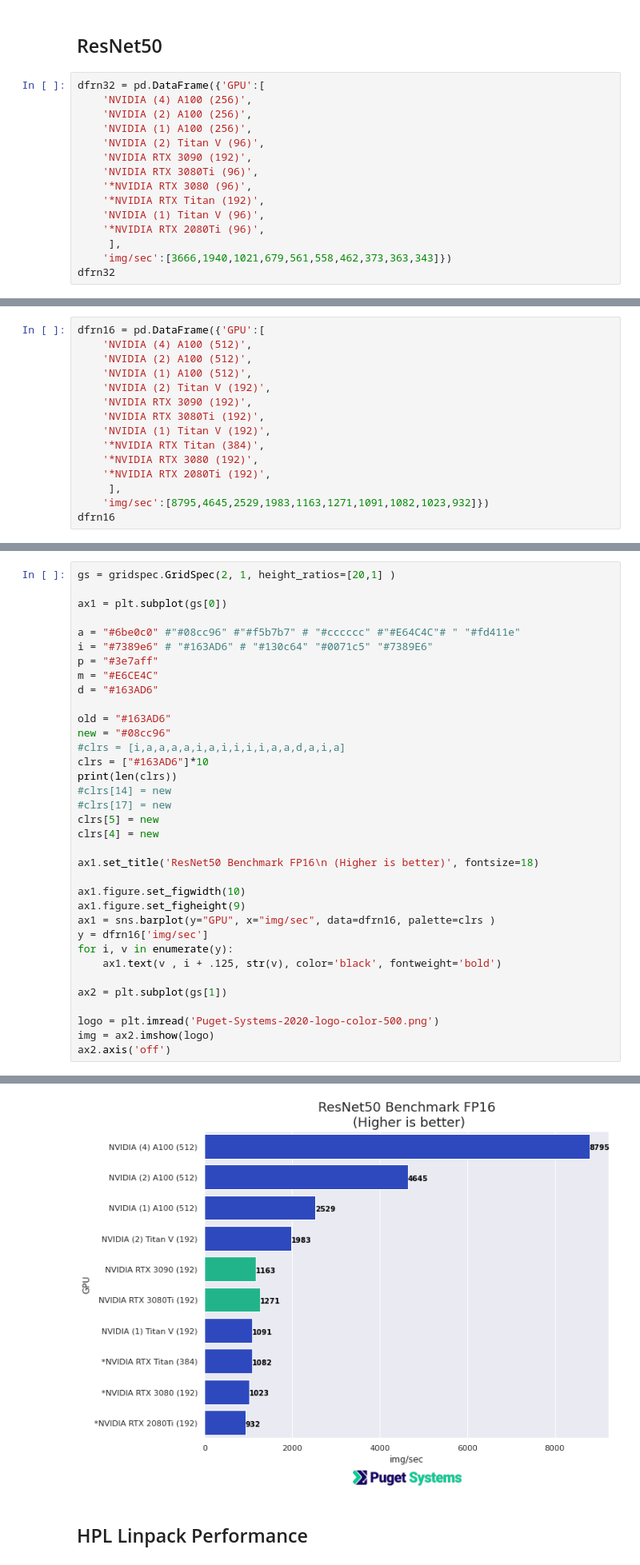
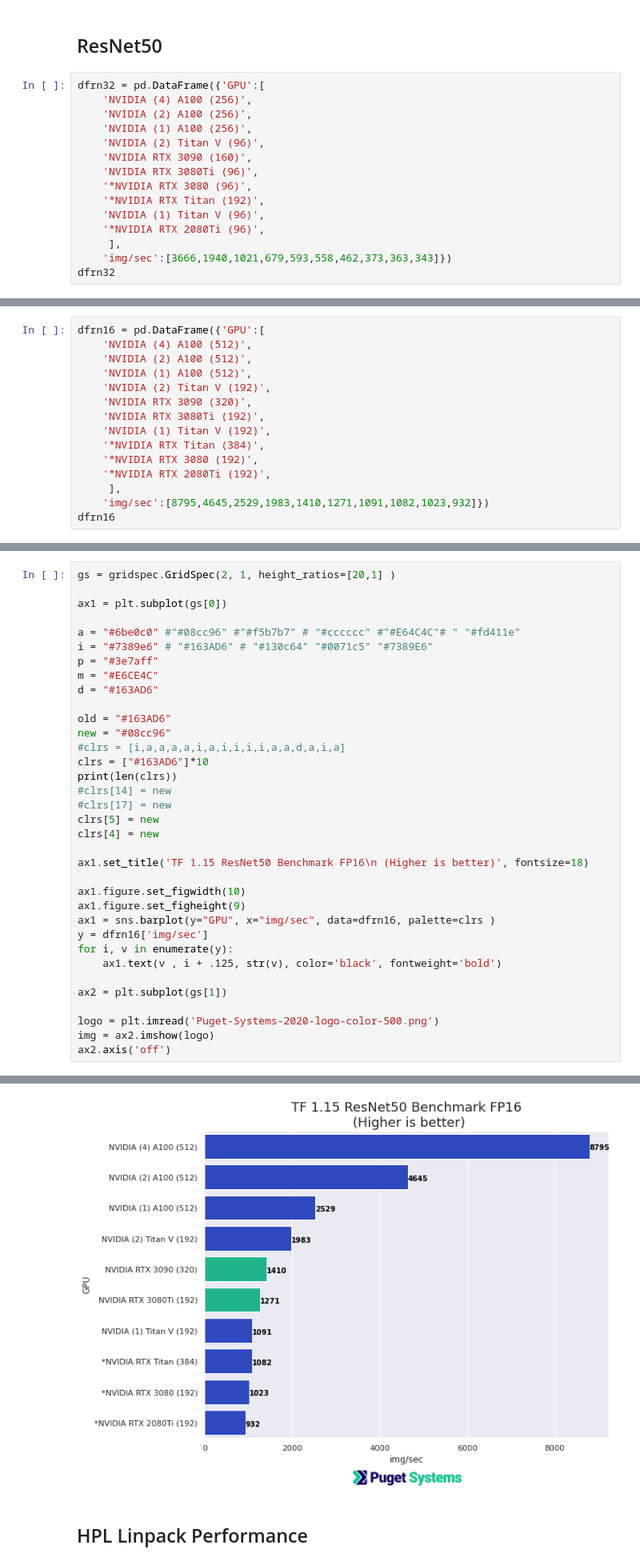
Before and after one commit to dbkinghorn/Notes, a Jupyter notebook: notes/3080Ti-Compute/3080Ti-90-A100.ipynb, the cells around one changed output, grey strips where cells are left out. Shown: that part at 80% size. Cells and saved outputs as stored; diff of their text form.

```diff
--- a/notes/3080Ti-Compute/3080Ti-90-A100.ipynb
+++ b/notes/3080Ti-Compute/3080Ti-90-A100.ipynb
@@ -25,14 +25,14 @@ dfrn32 = pd.DataFrame({'GPU':[
     'NVIDIA (2) A100 (256)',
     'NVIDIA (1) A100 (256)',
     'NVIDIA (2) Titan V (96)',
-    'NVIDIA RTX 3090 (192)',
+    'NVIDIA RTX 3090 (160)',
     'NVIDIA RTX 3080Ti (96)',
     '*NVIDIA RTX 3080 (96)',
     '*NVIDIA RTX Titan (192)',
     'NVIDIA (1) Titan V (96)',
     '*NVIDIA RTX 2080Ti (96)',
      ],
-    'img/sec':[3666,1940,1021,679,561,558,462,373,363,343]})
+    'img/sec':[3666,1940,1021,679,593,558,462,373,363,343]})
 dfrn32
 # %% [output]
 |  | GPU | img/sec |
@@ -91,14 +91,14 @@ dfrn16 = pd.DataFrame({'GPU':[
     'NVIDIA (2) A100 (512)',
     'NVIDIA (1) A100 (512)',
     'NVIDIA (2) Titan V (192)',
-    'NVIDIA RTX 3090 (192)',
+    'NVIDIA RTX 3090 (320)',
     'NVIDIA RTX 3080Ti (192)',
     'NVIDIA (1) Titan V (192)',
     '*NVIDIA RTX Titan (384)',
     '*NVIDIA RTX 3080 (192)',
     '*NVIDIA RTX 2080Ti (192)',
      ],
-    'img/sec':[8795,4645,2529,1983,1163,1271,1091,1082,1023,932]})
+    'img/sec':[8795,4645,2529,1983,1410,1271,1091,1082,1023,932]})
 dfrn16
 # %% [output]
 |  | GPU | img/sec |
@@ -122,35 +122,35 @@ i = "#7389e6" # "#163AD6" # "#130c64" "#0071c5" "#7389E6"
 p = "#3e7aff"
 m = "#E6CE4C"
 d = "#163AD6"
 
 old = "#163AD6"
 new = "#08cc96"
 #clrs = [i,a,a,a,a,i,a,i,i,i,i,a,a,d,a,i,a]
 clrs = ["#163AD6"]*10
 print(len(clrs))
 #clrs[14] = new
 #clrs[17] = new
 clrs[5] = new
 clrs[4] = new
 
-ax1.set_title('ResNet50 Benchmark FP16\n (Higher is better)', fontsize=18)
+ax1.set_title('TF 1.15 ResNet50 Benchmark FP16\n (Higher is better)', fontsize=18)
 
 ax1.figure.set_figwidth(10)
 ax1.figure.set_figheight(9)
 ax1 = sns.barplot(y="GPU", x="img/sec", data=dfrn16, palette=clrs )
 y = dfrn16['img/sec']
 for i, v in enumerate(y):
     ax1.text(v , i + .125, str(v), color='black', fontweight='bold')
 
 ax2 = plt.subplot(gs[1])
 
 logo = plt.imread('Puget-Systems-2020-logo-color-500.png')
 img = ax2.imshow(logo)
 ax2.axis('off')
 # %% [output]
 10
 (-0.5, 499.5, 70.5, -0.5)
-[figure, old version]
+[figure, new version]
 # %% [markdown]
 ## HPL Linpack Performance
 # %%
```
Also changed, not shown: parts of 3 cells of this notebook, 3 other files.
